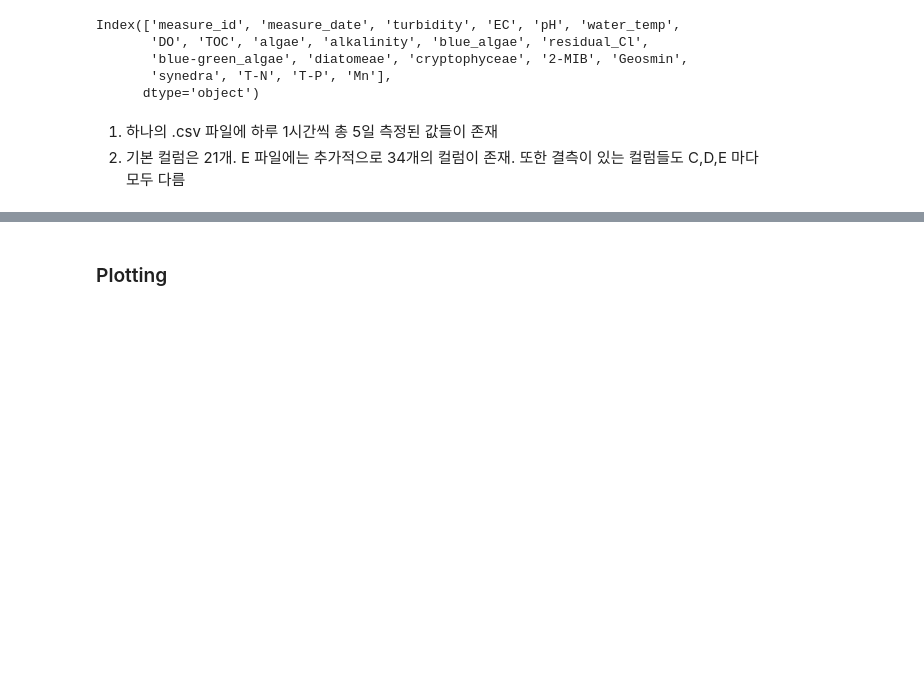
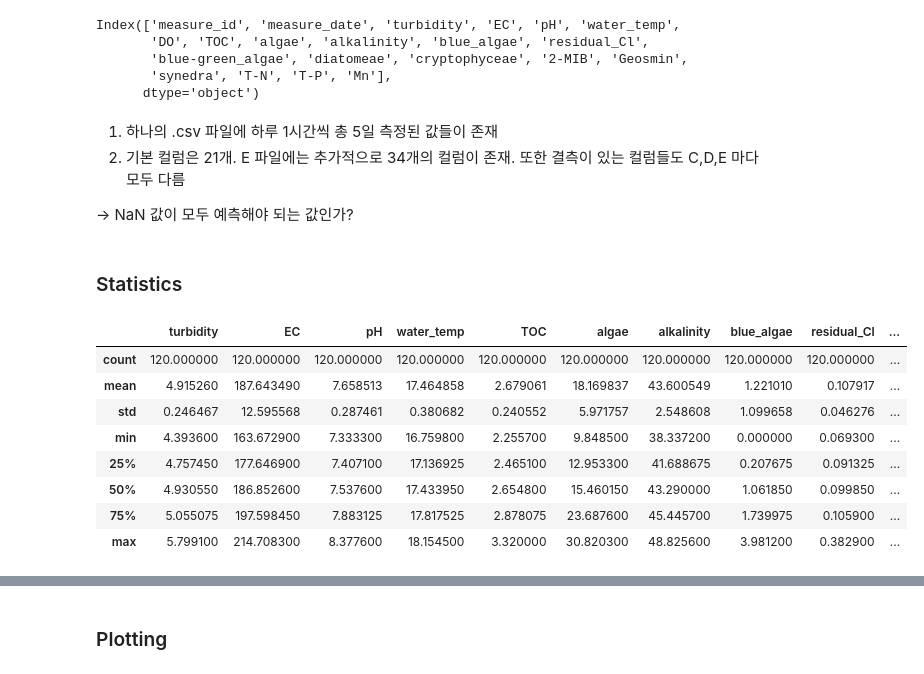
Before and after one commit to Heeseung-Cho/wkit_water_quality, a Jupyter notebook: eda.ipynb, the cells around one changed output, grey strips where cells are left out. Cells and saved outputs as stored; diff of their text form; code cells hidden in the pictures; blank space fills up the shorter version.

```diff
--- a/eda.ipynb
+++ b/eda.ipynb
@@ -131,3 +133,19 @@ Index(['measure_id', 'measure_date', 'turbidity', 'EC', 'pH', 'water_temp',
 # %% [markdown]
 1. 하나의 .csv 파일에 하루 1시간씩 총 5일 측정된 값들이 존재
 2. 기본 컬럼은 21개. E 파일에는 추가적으로 34개의 컬럼이 존재. 또한 결측이 있는 컬럼들도 C,D,E 마다 모두 다름
+
+-> NaN 값이 모두 예측해야 되는 값인가?
+# %% [markdown]
+### Statistics
+# %%
+data_sample1.dropna(1).describe()
+# %% [output]
+|  | turbidity | EC | pH | water_temp | TOC | algae | alkalinity | blue_algae | residual_Cl | ... |
+| count | 120.000000 | 120.000000 | 120.000000 | 120.000000 | 120.000000 | 120.000000 | 120.000000 | 120.000000 | 120.000000 | ... |
+| mean | 4.915260 | 187.643490 | 7.658513 | 17.464858 | 2.679061 | 18.169837 | 43.600549 | 1.221010 | 0.107917 | ... |
+| std | 0.246467 | 12.595568 | 0.287461 | 0.380682 | 0.240552 | 5.971757 | 2.548608 | 1.099658 | 0.046276 | ... |
+| min | 4.393600 | 163.672900 | 7.333300 | 16.759800 | 2.255700 | 9.848500 | 38.337200 | 0.000000 | 0.069300 | ... |
+| 25% | 4.757450 | 177.646900 | 7.407100 | 17.136925 | 2.465100 | 12.953300 | 41.688675 | 0.207675 | 0.091325 | ... |
+| 50% | 4.930550 | 186.852600 | 7.537600 | 17.433950 | 2.654800 | 15.460150 | 43.290000 | 1.061850 | 0.099850 | ... |
+| 75% | 5.055075 | 197.598450 | 7.883125 | 17.817525 | 2.878075 | 23.687600 | 45.445700 | 1.739975 | 0.105900 | ... |
+| max | 5.799100 | 214.708300 | 8.377600 | 18.154500 | 3.320000 | 30.820300 | 48.825600 | 3.981200 | 0.382900 | ... |
```
Also changed, not shown: parts of 14 cells of this notebook.
